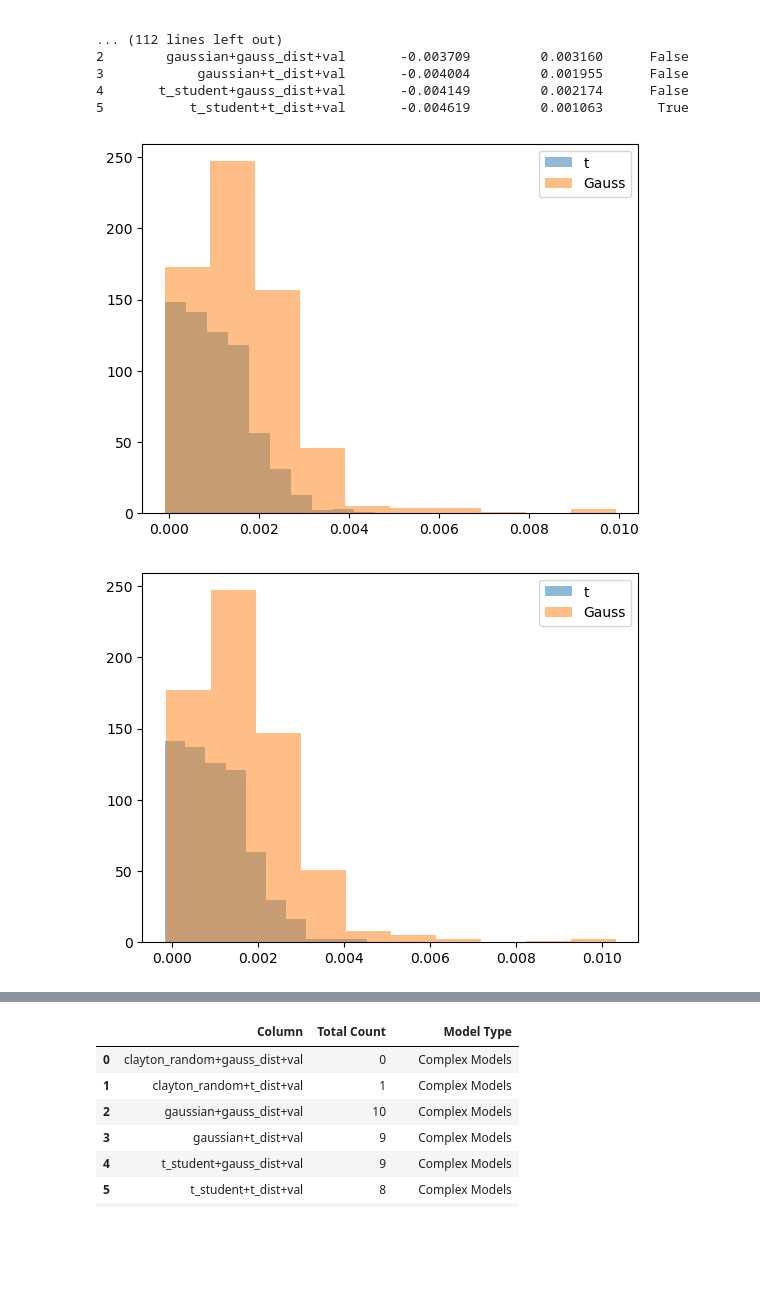
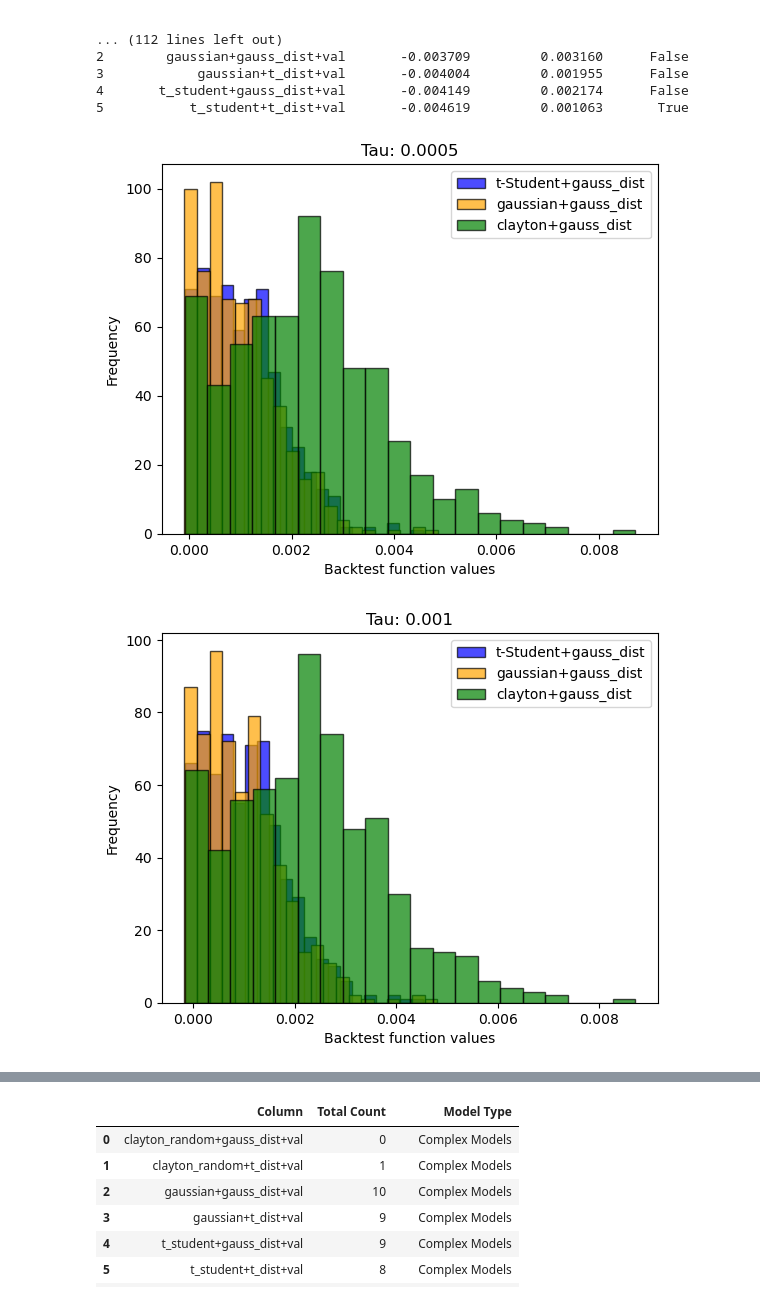
Before and after one commit to mkowalewski1282/portfolio_analysis, a Jupyter notebook: models_comparison.ipynb, the cells around one changed output, grey strips where cells are left out. Saved outputs shown, nothing was run; the diff lists cells and outputs as text; code cells hidden in the pictures; blank space fills up the shorter version.

Commit message:
histograms for backtest fun run

```diff
--- a/models_comparison.ipynb
+++ b/models_comparison.ipynb
@@ -148,10 +148,15 @@ Lower bound: 0.00014856907154469002, Upper bound: 0.003929948910300971
 5           t_student+t_dist+val       -0.004619         0.001063       True
 # %%
 for tau in taus:
-    plt.hist(scores[tau]["t_student+gauss_dist+val"], alpha=0.5, label="t")
-    plt.hist(multivariate_scores[tau]["gauss_dist+val"], alpha=0.5, label="Gauss")
+    plt.hist(scores[tau]["t_student+gauss_dist+val"], bins=20, alpha=0.7, label="t-Student+gauss_dist", color='blue', edgecolor='black')
+    plt.hist(scores[tau]["gaussian+gauss_dist+val"], bins=20, alpha=0.7, label="gaussian+gauss_dist", color='orange', edgecolor='black')
+    plt.hist(scores[tau]["clayton_random+gauss_dist+val"], bins=20, alpha=0.7, label="clayton+gauss_dist", color='green', edgecolor='black')
+
+    plt.title(f'Tau: {tau}')
+    plt.xlabel("Backtest function values")
+    plt.ylabel("Frequency")
     plt.legend()
     plt.show()
 # %% [output]
-[figure, old version]
+[figure, new version]
-[figure, old version]
+[figure, new version]
```
Also changed, not shown: parts of 3 cells of this notebook.
